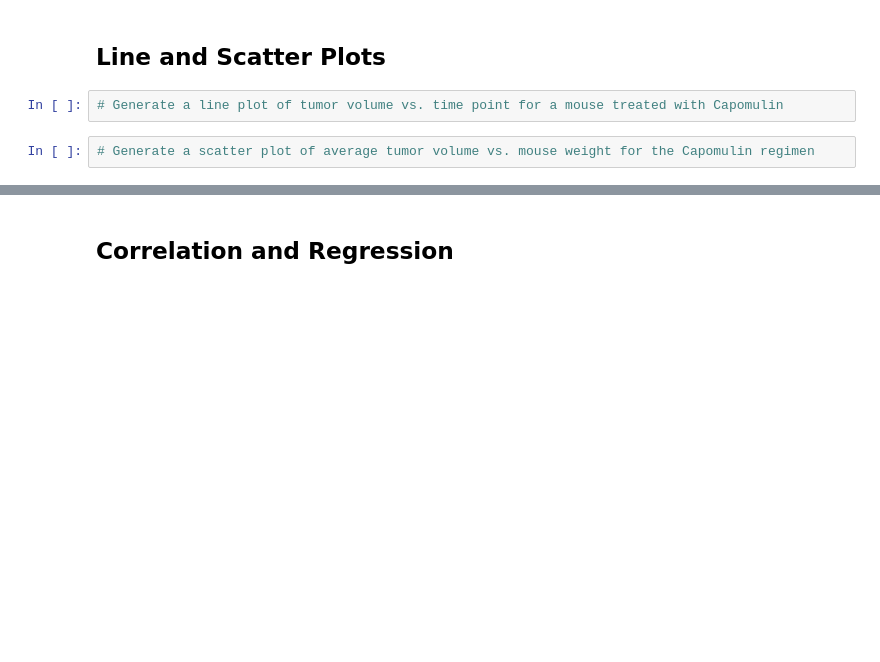
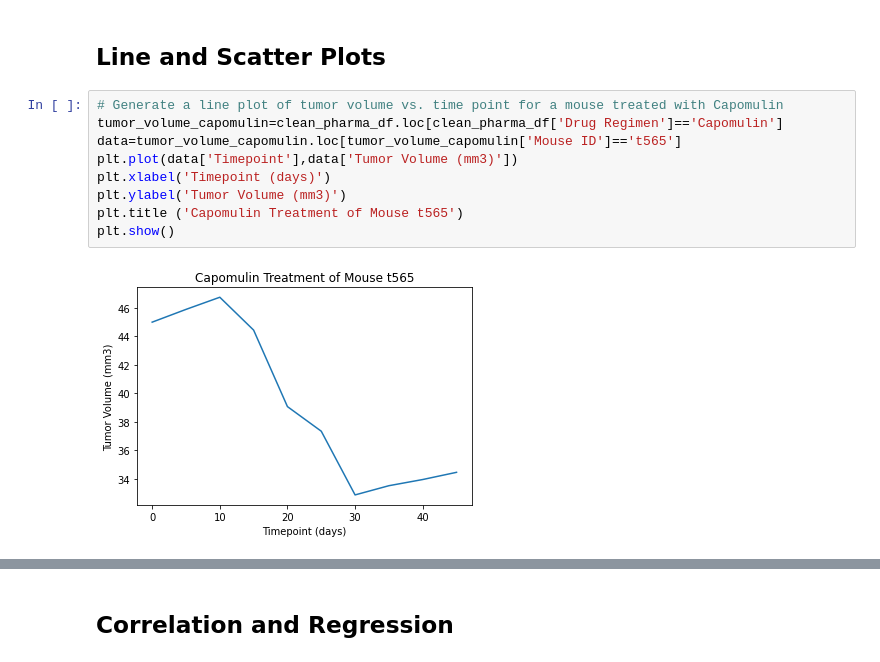
Before and after one commit to nadiarichards/matplotlib_challenge, a Jupyter notebook: Pymaceuticals/pymaceuticals_starter.ipynb, the cells around one changed output, grey strips where cells are left out. Cells and saved outputs as stored; diff of their text form; blank space fills up the shorter version.

```diff
--- a/Pymaceuticals/pymaceuticals_starter.ipynb
+++ b/Pymaceuticals/pymaceuticals_starter.ipynb
@@ -329,5 +369,12 @@ Name: Timepoint, Length: 249, dtype: int64
 ## Line and Scatter Plots
 # %%
 # Generate a line plot of tumor volume vs. time point for a mouse treated with Capomulin
+tumor_volume_capomulin=clean_pharma_df.loc[clean_pharma_df['Drug Regimen']=='Capomulin']
+data=tumor_volume_capomulin.loc[tumor_volume_capomulin['Mouse ID']=='t565']
+plt.plot(data['Timepoint'],data['Tumor Volume (mm3)'])
+plt.xlabel('Timepoint (days)')
+plt.ylabel('Tumor Volume (mm3)')
+plt.title ('Capomulin Treatment of Mouse t565')
+plt.show()
+# %% [output]
+[figure, added]
-# %%
-# Generate a scatter plot of average tumor volume vs. mouse weight for the Capomulin regimen
```
Also changed, not shown: parts of 12 cells of this notebook, 1 other file.
